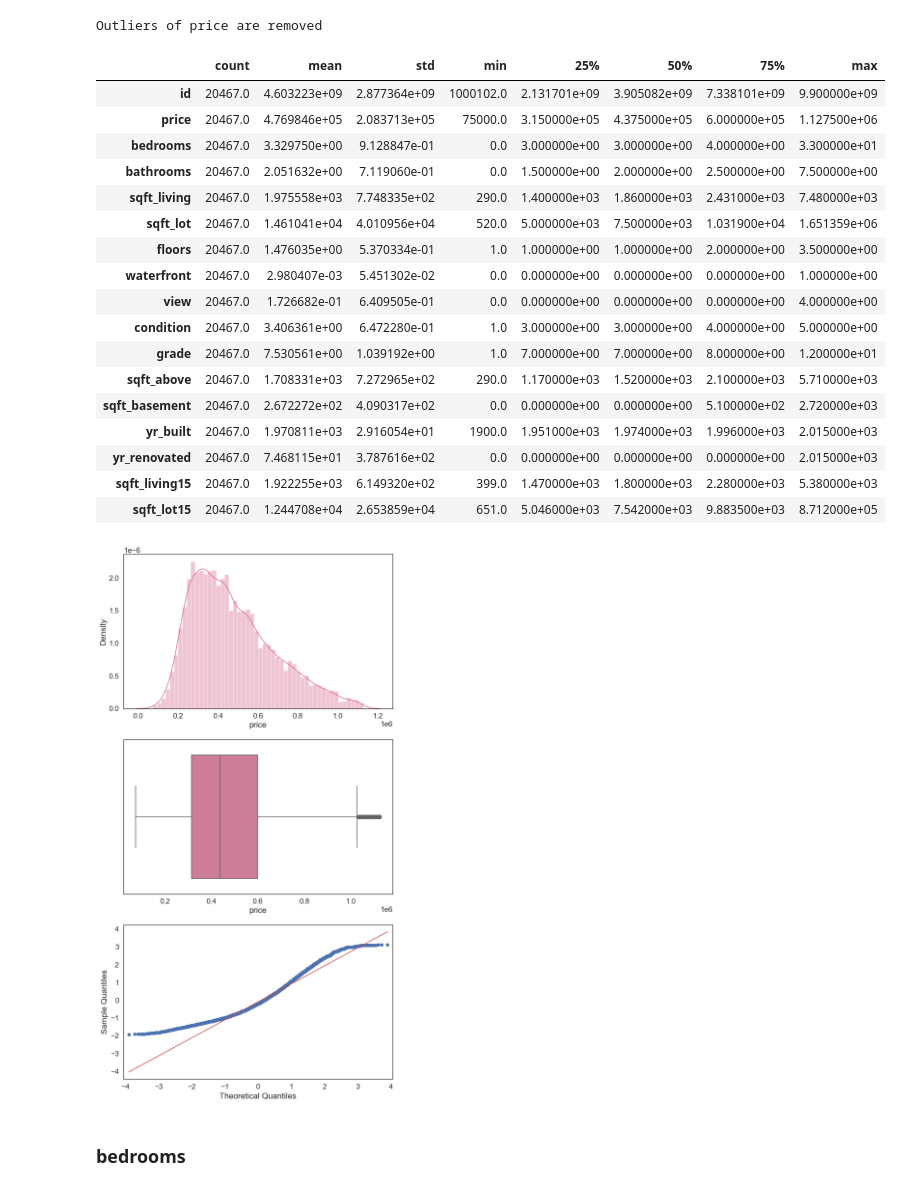
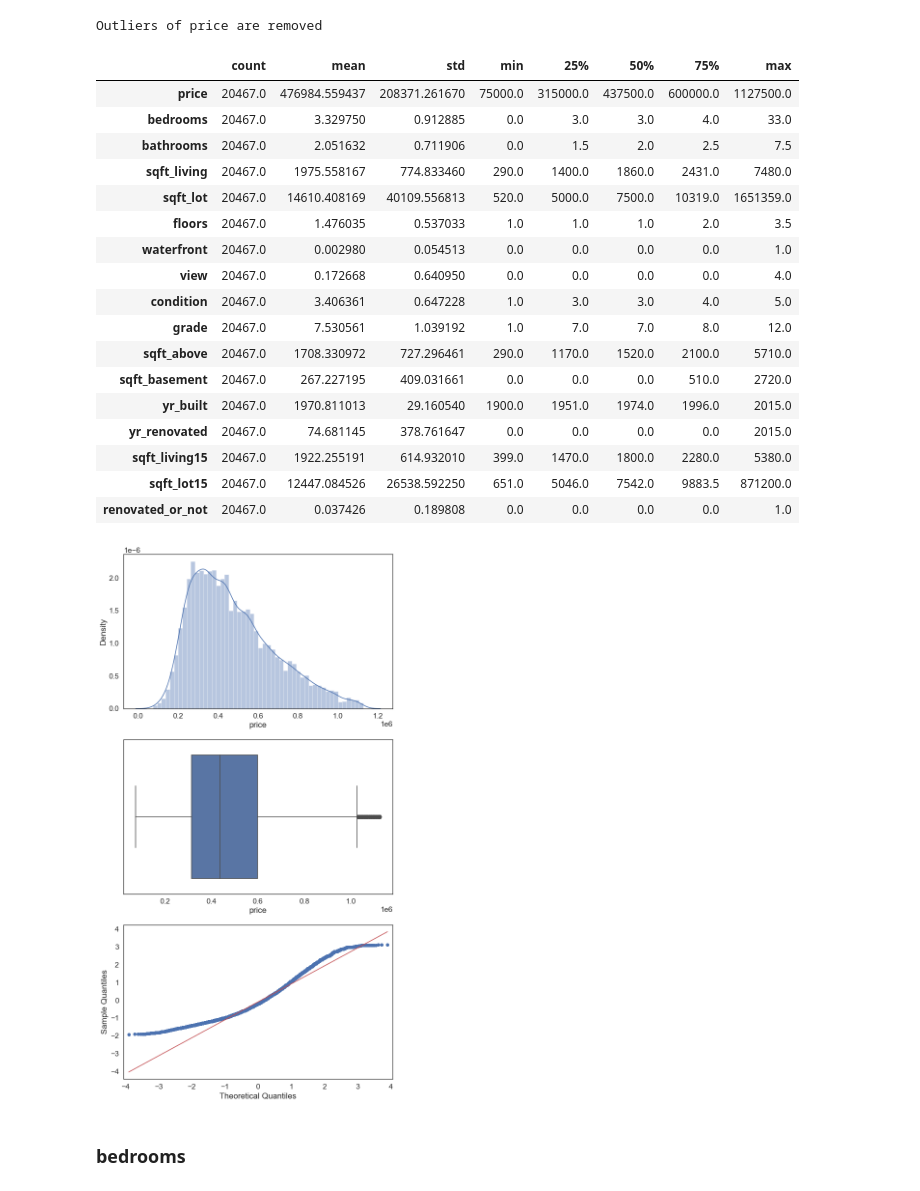
Before and after one commit to DK-Hieu/House_price_prediction, a Jupyter notebook: ver_4_kc_house/house_pridect_ver4.ipynb, the cells around one changed output. Saved outputs shown, nothing was run; the diff lists cells and outputs as text; code cells hidden in the pictures.

```diff
--- a/ver_4_kc_house/house_pridect_ver4.ipynb
+++ b/ver_4_kc_house/house_pridect_ver4.ipynb
@@ -43,5 +43,12 @@ req = requests.get(url)
 data = StringIO(req.text)
 p_house = pd.read_csv(data)
 
-columns_drop = ['date','zipcode','lat','long']
+columns_drop = ['id','date','zipcode','lat','long']
 p_house.drop(columns=columns_drop,inplace=True)
+# %%
+conditions = [(p_house['yr_renovated'] != 0), (p_house['yr_renovated'] == 0)]
+# create a list of the values we want to assign for each condition
+values = [1,0]
+# create a new column and use np.select to assign values to it using our lists as arguments
+p_house['renovated_or_not'] = np.select(conditions, values)
+p_house
@@ -111,6 +132,7 @@ p_house.corr()
 # %%
 fig, ax = plt.subplots(figsize=(20,10))
 
+sns.set_style(style='white')
 sns.set(font_scale=1.4)
 sns.heatmap(p_house.corr(), annot=True, annot_kws={"size": 13},)
 # %% [output]
@@ -141,7 +163,8 @@ def remove_outliers(data, x):
     q75 = np.percentile(data[x], 75)
     iqr = q75 - q25
     cut_off = iqr * 1.5
-    lower, upper = 1, (q75 + cut_off)
+    lower = q25 - cut_off
+    upper = q75 + cut_off
     data = data[(data[x] < upper) & (data[x] > lower)]
     print(f"Outliers of {x} are removed\n")
     return data
@@ -153,43 +176,43 @@ Outliers of price are removed
 p_house.describe().T
 # %% [output]
 |  | count | mean | std | min | 25% | 50% | 75% | max |
-| id | 20467.0 | 4.603223e+09 | 2.877364e+09 | 1000102.0 | 2.131701e+09 | 3.905082e+09 | 7.338101e+09 | 9.900000e+09 |
-| price | 20467.0 | 4.769846e+05 | 2.083713e+05 | 75000.0 | 3.150000e+05 | 4.375000e+05 | 6.000000e+05 | 1.127500e+06 |
-| bedrooms | 20467.0 | 3.329750e+00 | 9.128847e-01 | 0.0 | 3.000000e+00 | 3.000000e+00 | 4.000000e+00 | 3.300000e+01 |
-| bathrooms | 20467.0 | 2.051632e+00 | 7.119060e-01 | 0.0 | 1.500000e+00 | 2.000000e+00 | 2.500000e+00 | 7.500000e+00 |
-| sqft_living | 20467.0 | 1.975558e+03 | 7.748335e+02 | 290.0 | 1.400000e+03 | 1.860000e+03 | 2.431000e+03 | 7.480000e+03 |
-| sqft_lot | 20467.0 | 1.461041e+04 | 4.010956e+04 | 520.0 | 5.000000e+03 | 7.500000e+03 | 1.031900e+04 | 1.651359e+06 |
-| floors | 20467.0 | 1.476035e+00 | 5.370334e-01 | 1.0 | 1.000000e+00 | 1.000000e+00 | 2.000000e+00 | 3.500000e+00 |
-| waterfront | 20467.0 | 2.980407e-03 | 5.451302e-02 | 0.0 | 0.000000e+00 | 0.000000e+00 | 0.000000e+00 | 1.000000e+00 |
-| view | 20467.0 | 1.726682e-01 | 6.409505e-01 | 0.0 | 0.000000e+00 | 0.000000e+00 | 0.000000e+00 | 4.000000e+00 |
-| condition | 20467.0 | 3.406361e+00 | 6.472280e-01 | 1.0 | 3.000000e+00 | 3.000000e+00 | 4.000000e+00 | 5.000000e+00 |
-| grade | 20467.0 | 7.530561e+00 | 1.039192e+00 | 1.0 | 7.000000e+00 | 7.000000e+00 | 8.000000e+00 | 1.200000e+01 |
-| sqft_above | 20467.0 | 1.708331e+03 | 7.272965e+02 | 290.0 | 1.170000e+03 | 1.520000e+03 | 2.100000e+03 | 5.710000e+03 |
-| sqft_basement | 20467.0 | 2.672272e+02 | 4.090317e+02 | 0.0 | 0.000000e+00 | 0.000000e+00 | 5.100000e+02 | 2.720000e+03 |
-| yr_built | 20467.0 | 1.970811e+03 | 2.916054e+01 | 1900.0 | 1.951000e+03 | 1.974000e+03 | 1.996000e+03 | 2.015000e+03 |
-| yr_renovated | 20467.0 | 7.468115e+01 | 3.787616e+02 | 0.0 | 0.000000e+00 | 0.000000e+00 | 0.000000e+00 | 2.015000e+03 |
-| sqft_living15 | 20467.0 | 1.922255e+03 | 6.149320e+02 | 399.0 | 1.470000e+03 | 1.800000e+03 | 2.280000e+03 | 5.380000e+03 |
-| sqft_lot15 | 20467.0 | 1.244708e+04 | 2.653859e+04 | 651.0 | 5.046000e+03 | 7.542000e+03 | 9.883500e+03 | 8.712000e+05 |
+| price | 20467.0 | 476984.559437 | 208371.261670 | 75000.0 | 315000.0 | 437500.0 | 600000.0 | 1127500.0 |
+| bedrooms | 20467.0 | 3.329750 | 0.912885 | 0.0 | 3.0 | 3.0 | 4.0 | 33.0 |
+| bathrooms | 20467.0 | 2.051632 | 0.711906 | 0.0 | 1.5 | 2.0 | 2.5 | 7.5 |
+| sqft_living | 20467.0 | 1975.558167 | 774.833460 | 290.0 | 1400.0 | 1860.0 | 2431.0 | 7480.0 |
+| sqft_lot | 20467.0 | 14610.408169 | 40109.556813 | 520.0 | 5000.0 | 7500.0 | 10319.0 | 1651359.0 |
+| floors | 20467.0 | 1.476035 | 0.537033 | 1.0 | 1.0 | 1.0 | 2.0 | 3.5 |
+| waterfront | 20467.0 | 0.002980 | 0.054513 | 0.0 | 0.0 | 0.0 | 0.0 | 1.0 |
+| view | 20467.0 | 0.172668 | 0.640950 | 0.0 | 0.0 | 0.0 | 0.0 | 4.0 |
+| condition | 20467.0 | 3.406361 | 0.647228 | 1.0 | 3.0 | 3.0 | 4.0 | 5.0 |
+| grade | 20467.0 | 7.530561 | 1.039192 | 1.0 | 7.0 | 7.0 | 8.0 | 12.0 |
+| sqft_above | 20467.0 | 1708.330972 | 727.296461 | 290.0 | 1170.0 | 1520.0 | 2100.0 | 5710.0 |
+| sqft_basement | 20467.0 | 267.227195 | 409.031661 | 0.0 | 0.0 | 0.0 | 510.0 | 2720.0 |
+| yr_built | 20467.0 | 1970.811013 | 29.160540 | 1900.0 | 1951.0 | 1974.0 | 1996.0 | 2015.0 |
+| yr_renovated | 20467.0 | 74.681145 | 378.761647 | 0.0 | 0.0 | 0.0 | 0.0 | 2015.0 |
+| sqft_living15 | 20467.0 | 1922.255191 | 614.932010 | 399.0 | 1470.0 | 1800.0 | 2280.0 | 5380.0 |
+| sqft_lot15 | 20467.0 | 12447.084526 | 26538.592250 | 651.0 | 5046.0 | 7542.0 | 9883.5 | 871200.0 |
+| renovated_or_not | 20467.0 | 0.037426 | 0.189808 | 0.0 | 0.0 | 0.0 | 0.0 | 1.0 |
 # %%
 import matplotlib.gridspec as gridspec
 
 #gridkw = dict(height_ratios=[])
 #fig, (ax1, ax2,ax3) = plt.subplots(nrows=1, ncols=3, gridspec_kw=gridkw)
 fig, ((ax1), (ax2),(ax3)) = plt.subplots(nrows=3, ncols=1, figsize=(10,20))
 
 
 #ax1 = fig.add_subplot(grid[0, :])
-sns.distplot(p_house['price'],color='palevioletred', ax=ax1)
+sns.distplot(p_house['price'], ax=ax1)
 
 #ax2 = fig.add_subplot(grid[1, :])
-sns.boxplot(p_house['price'], color= 'palevioletred', orient='h',ax=ax2)
+sns.boxplot(p_house['price'], orient='h',ax=ax2)
 
 #ax3 = fig.add_subplot(grid[2, :])
 sm.qqplot(p_house['price'], fit=True,line='q',ax=ax3)
 
 plt.show()
 # %% [output]
-[figure, old version]
+[figure, new version]
 # %% [markdown]
 ### bedrooms
 # %%
```
Also changed, not shown: parts of 26 cells of this notebook.
